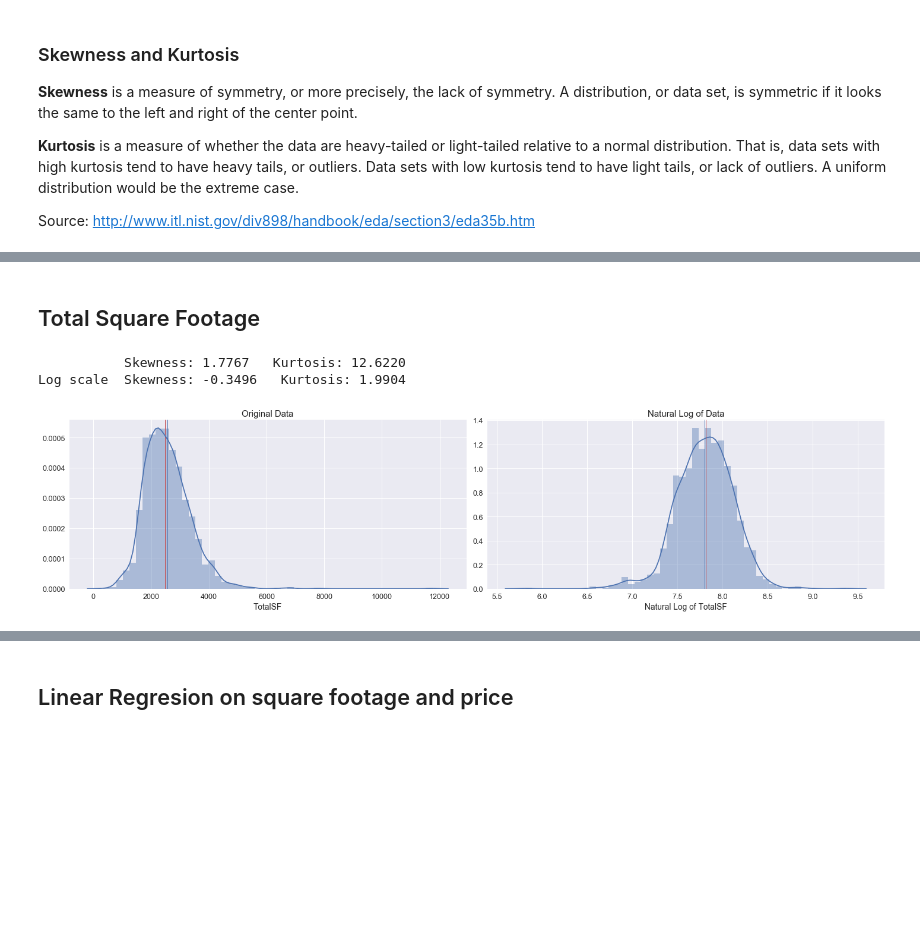
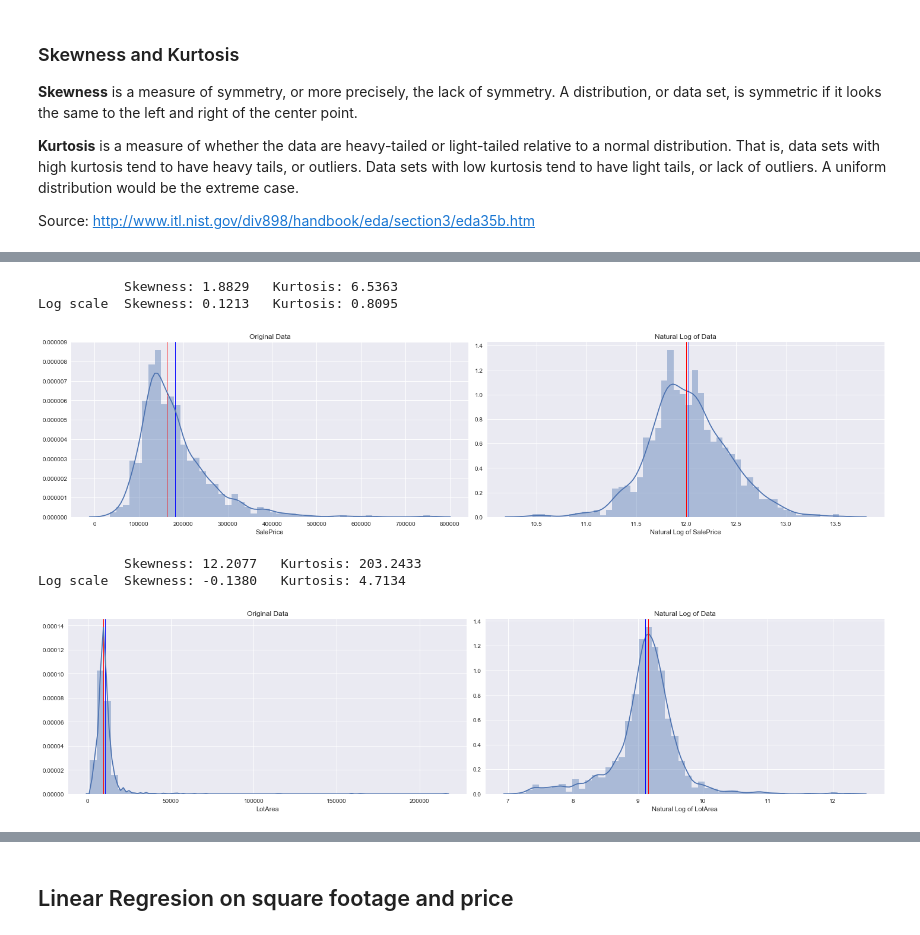
Before and after one commit to jirimanak/capstone-project, a Jupyter notebook: house_price_kaggle.ipynb, the cells around one changed output, grey strips where cells are left out. Cells and saved outputs as stored; diff of their text form; code cells hidden in the pictures; blank space fills up the shorter version.

```diff
--- a/house_price_kaggle.ipynb
+++ b/house_price_kaggle.ipynb
@@ -300,38 +189,14 @@ Log scale  Skewness: -0.0070   Kurtosis: 0.2826
-# %% [markdown]
-## Total Square Footage ##
-# %%
-# Adding total sqfootage feature
-def add_TotalSF(data):
-    data['TotalSF'] = data['TotalBsmtSF'] + data['1stFlrSF'] + data['2ndFlrSF']
-    return data
-
-data_train = add_TotalSF(data_train)
-# %%
-import seaborn as sns
-
-data_name = 'TotalSF'
-plot_data = data_train[data_name]
-plot_data_log = plot_data.apply(np.log)
-
-plt.figure(figsize=(20,5))
-ax = plt.subplot(1,2,1)
-ax.axvline(plot_data.mean(),linewidth=1, color='b')
-ax.axvline(plot_data.median(),linewidth=1, color='r')
-sns.distplot(plot_data, bins=50)
-plt.title('Original Data')
-plt.xlabel(data_name)
-
-ax = plt.subplot(1,2,2)
-sns.distplot(plot_data_log, bins=50)
-ax.axvline(plot_data_log.mean(),linewidth=1, color='b')
-ax.axvline(plot_data_log.median(),linewidth=1, color='r')
-plt.title('Natural Log of Data')
-plt.xlabel('Natural Log of {}'.format(data_name))
-plt.tight_layout()
-
-print("           Skewness: {0:0.4f}   Kurtosis: {1:0.4f}".format(plot_data.skew(), plot_data.kurt()))
-print("Log scale  Skewness: {0:0.4f}   Kurtosis: {1:0.4f}".format(plot_data_log.skew(), plot_data_log.kurt()))
-# %% [output]
-           Skewness: 1.7767   Kurtosis: 12.6220
-Log scale  Skewness: -0.3496   Kurtosis: 1.9904
-[figure, removed]
+# %%
+import usefull_methods as um
+um.plot_distro(data_train,'SalePrice')
+# %% [output]
+           Skewness: 1.8829   Kurtosis: 6.5363
+Log scale  Skewness: 0.1213   Kurtosis: 0.8095
+[figure, added]
+# %%
+import usefull_methods as um
+um.plot_distro(data_train,'LotArea')
+# %% [output]
+           Skewness: 12.2077   Kurtosis: 203.2433
+Log scale  Skewness: -0.1380   Kurtosis: 4.7134
+[figure, added]
```
Also changed, not shown: parts of 62 cells of this notebook, 9 other files.
